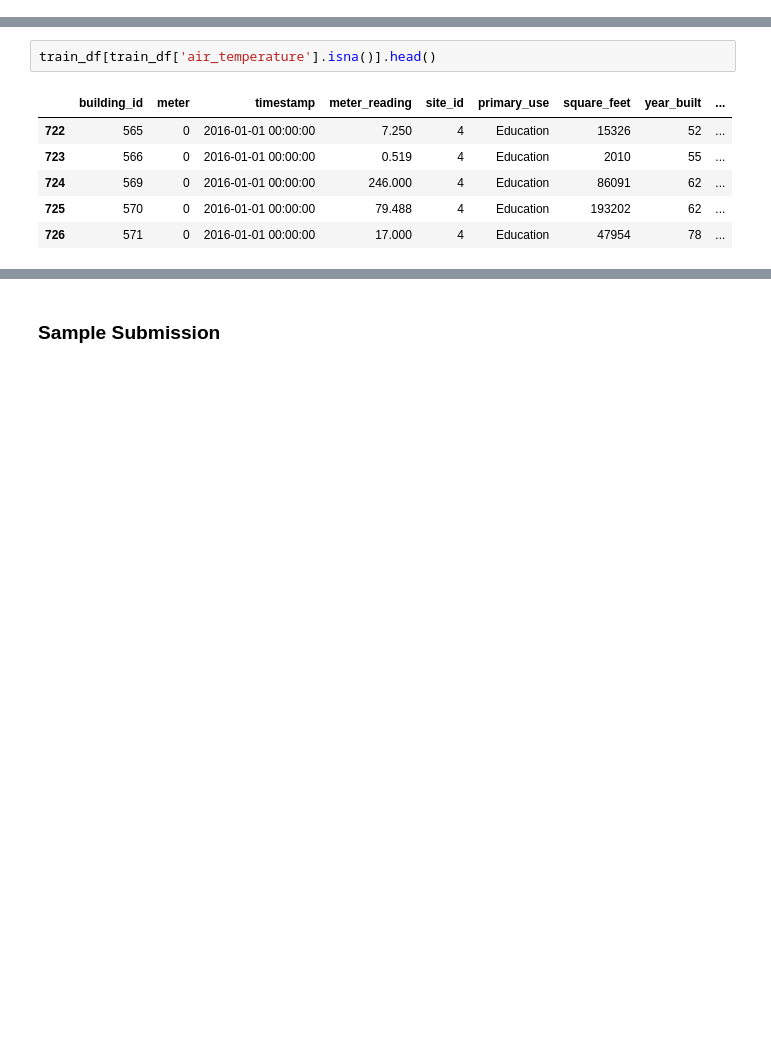
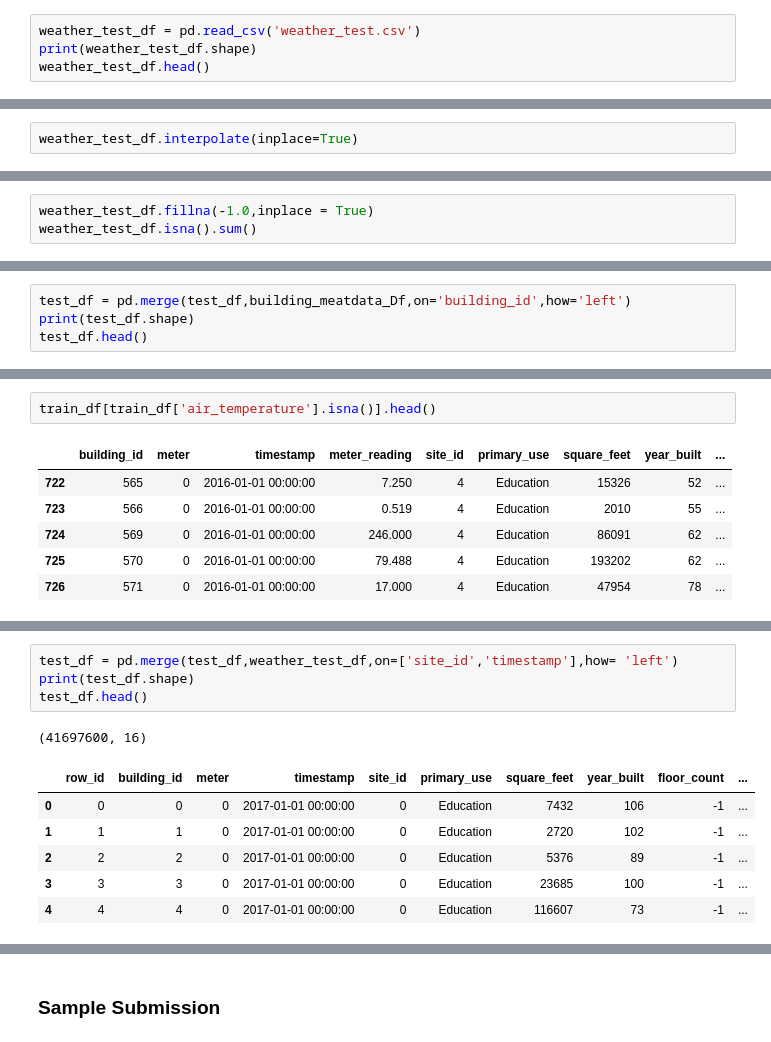
Before and after one commit to RamjiB/ASHRAE---Great-Energy-Predictor-III, a Jupyter notebook: Basic model.ipynb, the cells around one changed output, grey strips where cells are left out. Saved outputs shown, nothing was run; the diff lists cells and outputs as text; blank space fills up the shorter version.

```diff
--- a/Basic model.ipynb
+++ b/Basic model.ipynb
@@ -95,0 +121,4 @@ weather_train_df.site_id.nunique()
+# %%
+weather_test_df = pd.read_csv('weather_test.csv')
+print(weather_test_df.shape)
+weather_test_df.head()
@@ -95,0 +154,2 @@ weather_train_df.site_id.nunique()
+# %%
+weather_test_df.interpolate(inplace=True)
@@ -95,0 +169,3 @@ weather_train_df.site_id.nunique()
+# %%
+weather_test_df.fillna(-1.0,inplace = True)
+weather_test_df.isna().sum()
@@ -182,0 +281,4 @@ dtype: int64
+# %%
+test_df = pd.merge(test_df,building_meatdata_Df,on='building_id',how='left')
+print(test_df.shape)
+test_df.head()
@@ -229,0 +403,12 @@ train_df.building_id.nunique()
+# %%
+test_df = pd.merge(test_df,weather_test_df,on=['site_id','timestamp'],how= 'left')
+print(test_df.shape)
+test_df.head()
+# %% [output]
+(41697600, 16)
+|  | row_id | building_id | meter | timestamp | site_id | primary_use | square_feet | year_built | floor_count | ... |
+| 0 | 0 | 0 | 0 | 2017-01-01 00:00:00 | 0 | Education | 7432 | 106 | -1 | ... |
+| 1 | 1 | 1 | 0 | 2017-01-01 00:00:00 | 0 | Education | 2720 | 102 | -1 | ... |
+| 2 | 2 | 2 | 0 | 2017-01-01 00:00:00 | 0 | Education | 5376 | 89 | -1 | ... |
+| 3 | 3 | 3 | 0 | 2017-01-01 00:00:00 | 0 | Education | 23685 | 100 | -1 | ... |
+| 4 | 4 | 4 | 0 | 2017-01-01 00:00:00 | 0 | Education | 116607 | 73 | -1 | ... |
```
Also changed, not shown: parts of 66 cells of this notebook.
